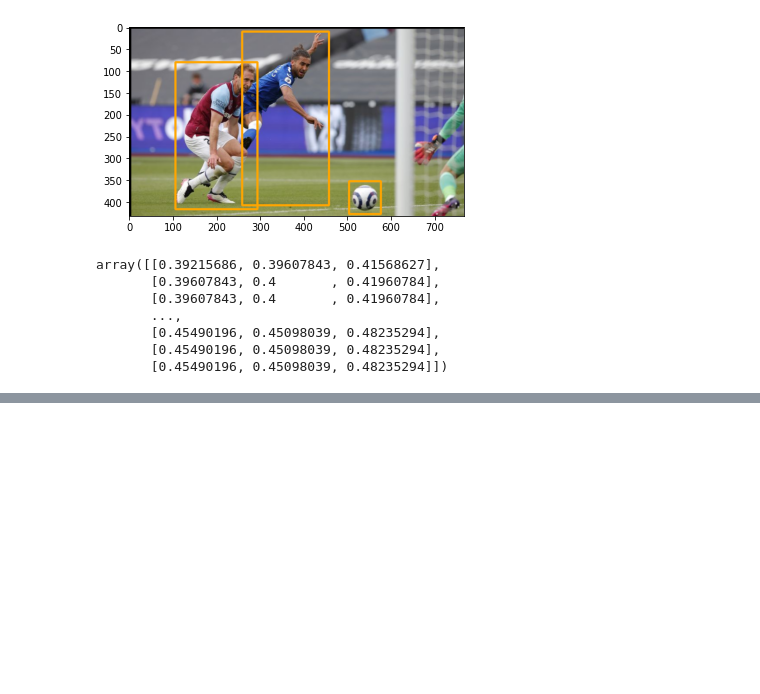
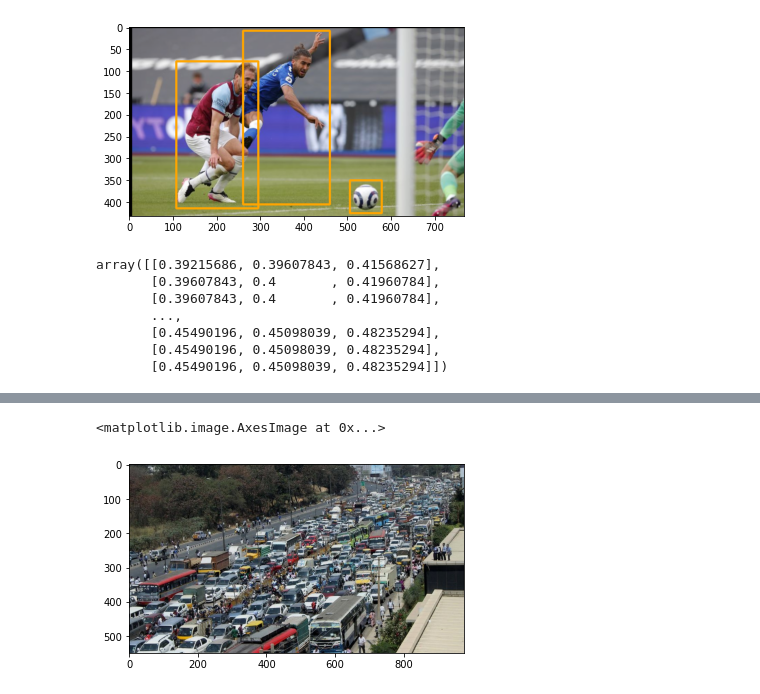
Before and after one commit to hackassin/PyTorch-For-Kiiti-Object-Detection, a Jupyter notebook: data_aug_preprocess.ipynb, the cells around one changed output, grey strips where cells are left out. Saved outputs shown, nothing was run; the diff lists cells and outputs as text; code cells hidden in the pictures; blank space fills up the shorter version.

```diff
--- a/data_aug_preprocess.ipynb
+++ b/data_aug_preprocess.ipynb
@@ -345,0 +365,6 @@ array([[70, 71, 74],
+# %%
+image_trf = Image.open('traffic.jpg')
+plt.imshow(image_trf)
+# %% [output]
+<matplotlib.image.AxesImage at 0x...>
+[figure, added]
```
Also changed, not shown: parts of 11 cells of this notebook.
